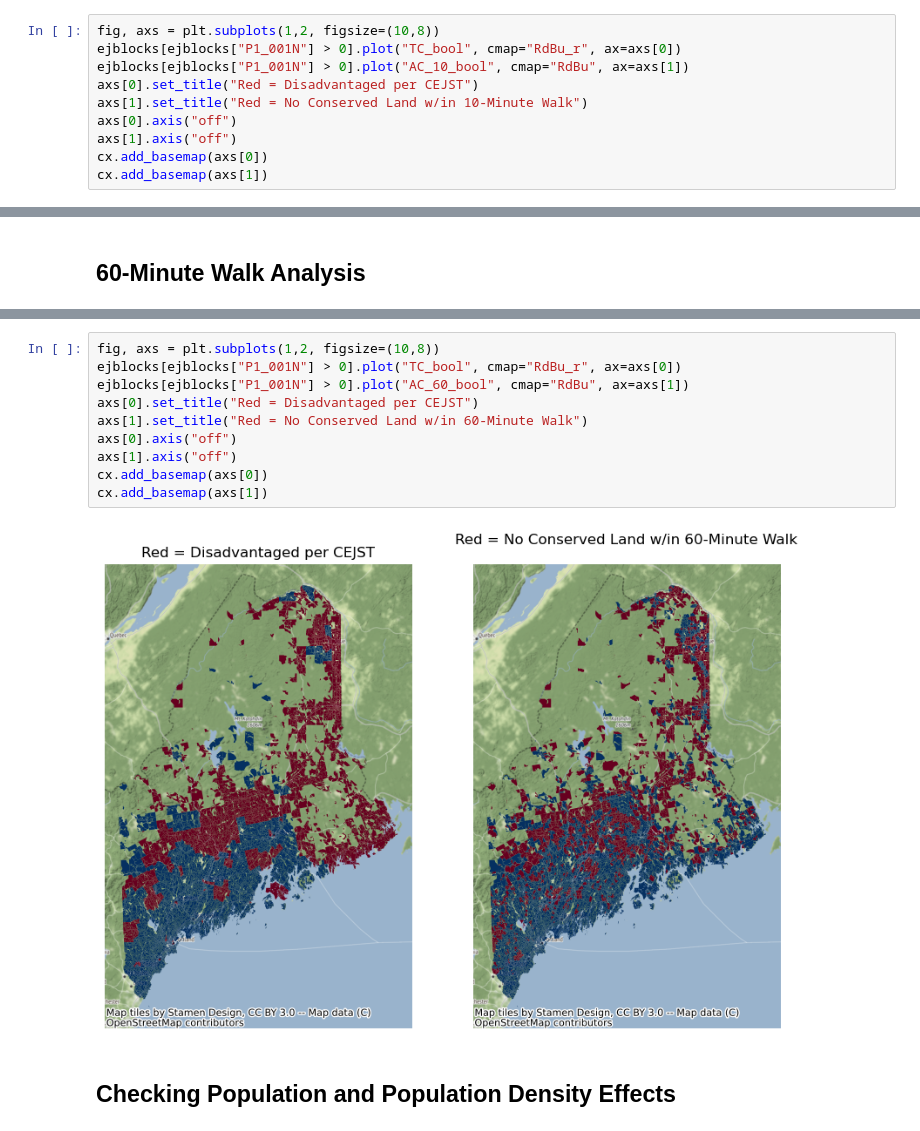
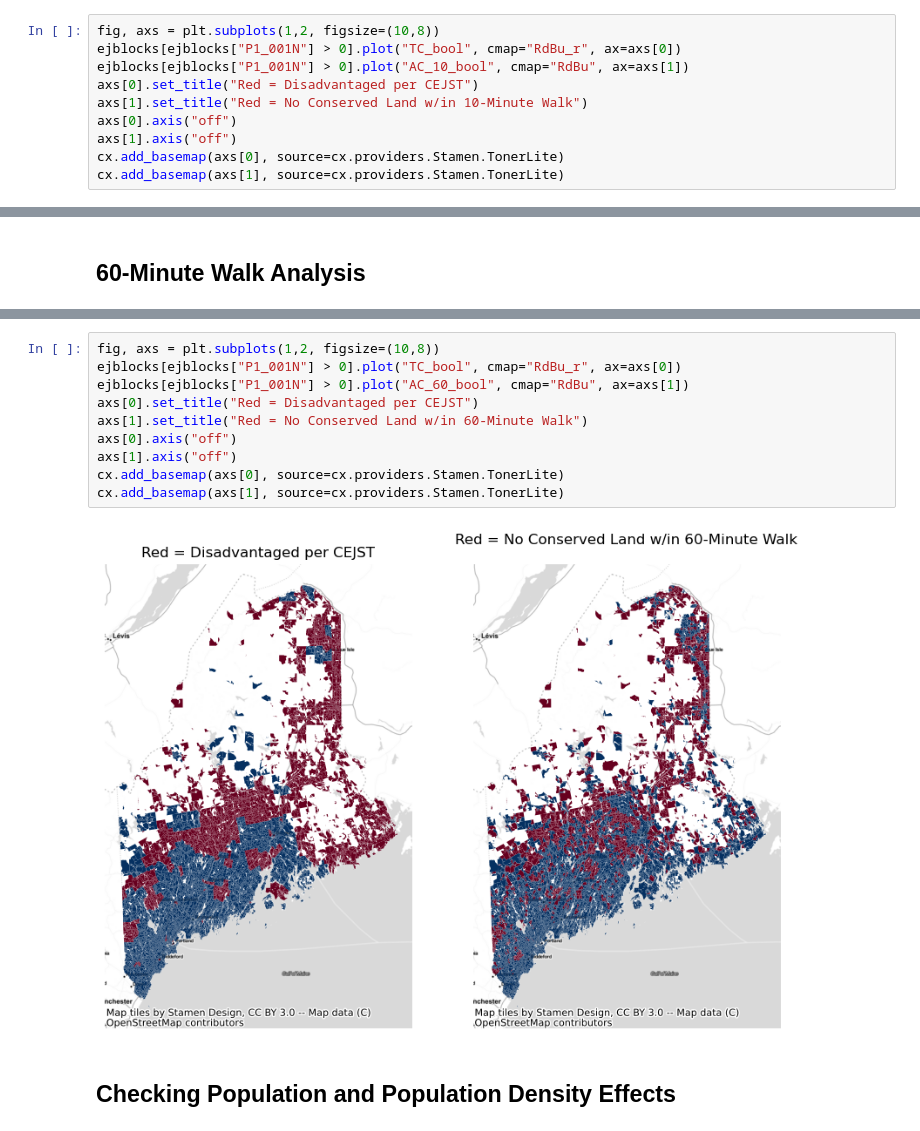
Before and after one commit to PhilipMathieu/access, a Jupyter notebook: notebooks/4 statistical_analysis.ipynb, the cells around one changed output, grey strips where cells are left out. Cells and saved outputs as stored; diff of their text form.

```diff
--- a/notebooks/4 statistical_analysis.ipynb
+++ b/notebooks/4 statistical_analysis.ipynb
@@ -102,6 +102,6 @@ axs[0].set_title("Red = Disadvantaged per CEJST")
 axs[1].set_title("Red = No Conserved Land w/in 10-Minute Walk")
 axs[0].axis("off")
 axs[1].axis("off")
-cx.add_basemap(axs[0])
-cx.add_basemap(axs[1])
+cx.add_basemap(axs[0], source=cx.providers.Stamen.TonerLite)
+cx.add_basemap(axs[1], source=cx.providers.Stamen.TonerLite)
 # %% [output]
@@ -139,15 +139,15 @@ dtype: float64
 # %%
 fig, axs = plt.subplots(1,2, figsize=(10,8))
 ejblocks[ejblocks["P1_001N"] > 0].plot("TC_bool", cmap="RdBu_r", ax=axs[0])
 ejblocks[ejblocks["P1_001N"] > 0].plot("AC_60_bool", cmap="RdBu", ax=axs[1])
 axs[0].set_title("Red = Disadvantaged per CEJST")
 axs[1].set_title("Red = No Conserved Land w/in 60-Minute Walk")
 axs[0].axis("off")
 axs[1].axis("off")
-cx.add_basemap(axs[0])
-cx.add_basemap(axs[1])
+cx.add_basemap(axs[0], source=cx.providers.Stamen.TonerLite)
+cx.add_basemap(axs[1], source=cx.providers.Stamen.TonerLite)
 # %% [output]
-[figure, old version]
+[figure, new version]
 # %% [markdown]
 ## Checking Population and Population Density Effects
 # %%
```
Also changed, not shown: parts of 3 cells of this notebook.
